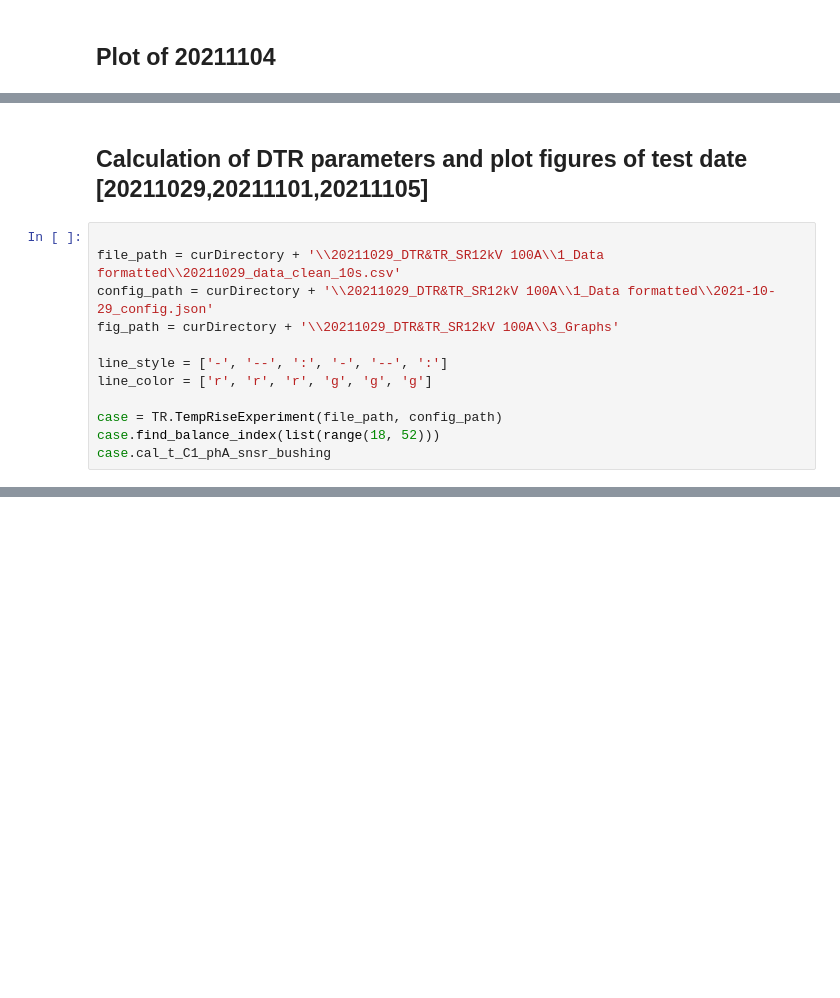
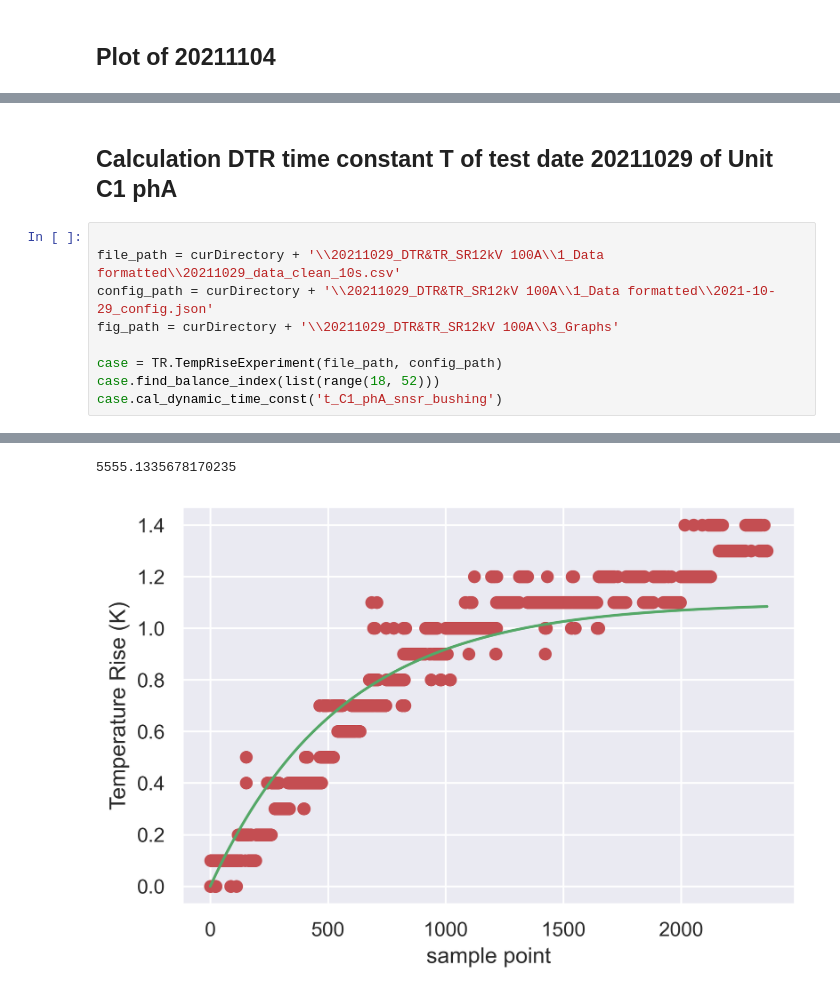
Before and after one commit to xxyql2006/ABB-SGIS-APL, a Jupyter notebook: TR_plots.ipynb, the cells around one changed output, grey strips where cells are left out. Drawn from its saved outputs; the diff is of its cells as text; blank space fills up the shorter version.

Commit message:
Add method of calculation of DTR time constant (T)

```diff
--- a/TR_plots.ipynb
+++ b/TR_plots.ipynb
@@ -173,14 +169,12 @@ ValueError: Length of values (3239) does not match length of index (3258)
 # %% [markdown]
-## Calculation of DTR parameters and plot figures of test date [20211029,20211101,20211105]
+## Calculation DTR time constant T of test date 20211029 of Unit C1 phA
 # %%
 
 file_path = curDirectory + '\\20211029_DTR&TR_SR12kV 100A\\1_Data formatted\\20211029_data_clean_10s.csv'
 config_path = curDirectory + '\\20211029_DTR&TR_SR12kV 100A\\1_Data formatted\\2021-10-29_config.json'
 fig_path = curDirectory + '\\20211029_DTR&TR_SR12kV 100A\\3_Graphs'
 
-line_style = ['-', '--', ':', '-', '--', ':']
-line_color = ['r', 'r', 'r', 'g', 'g', 'g']
-
 case = TR.TempRiseExperiment(file_path, config_path)
 case.find_balance_index(list(range(18, 52)))
-case.cal_t_C1_phA_snsr_bushing
+case.cal_dynamic_time_const('t_C1_phA_snsr_bushing')
+# %% [output]
@@ -186,0 +183,2 @@ case.cal_t_C1_phA_snsr_bushing
+5555.1335678170235
+[figure, added]
```
Also changed, not shown: parts of 25 cells of this notebook, 1 other file.
